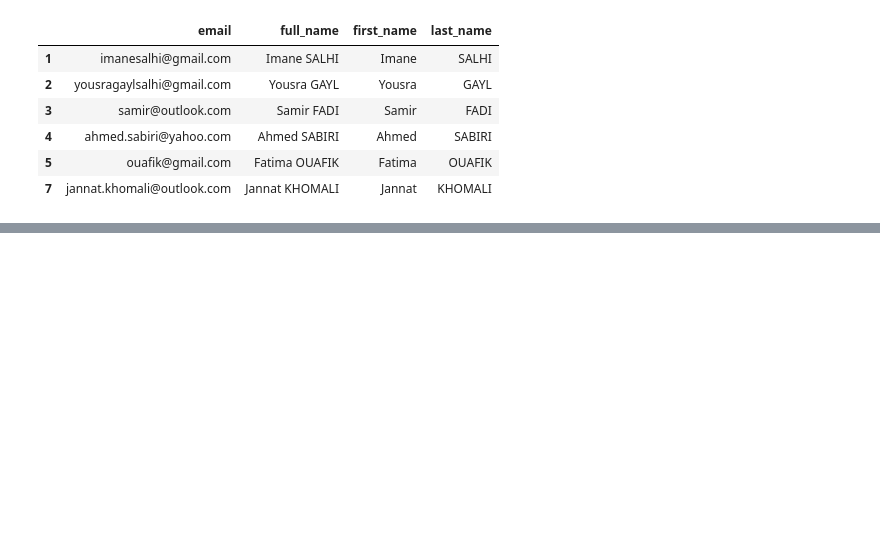
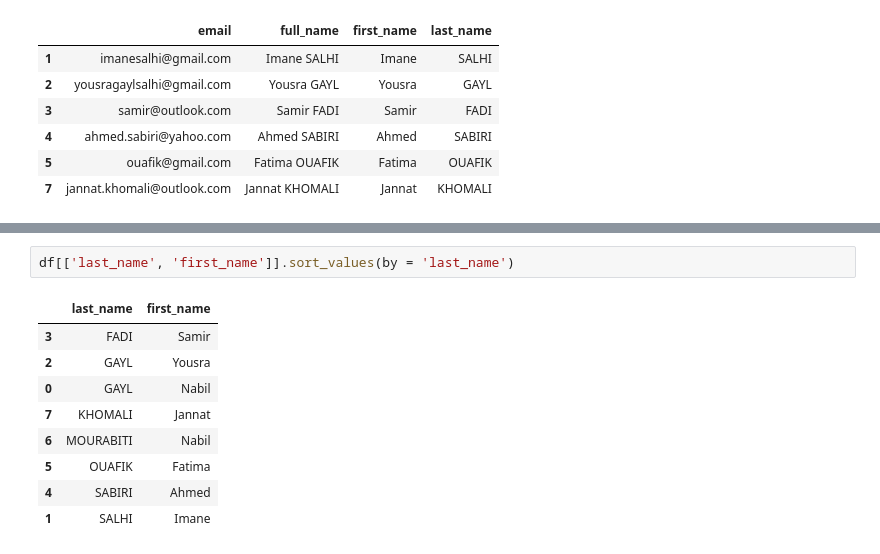
Before and after one commit to gaylnabil/pandas-numpy-tutorial, a Jupyter notebook: panda_tutorials/calc_pandas_simple_data.ipynb, the cells around one changed output, grey strips where cells are left out. Cells and saved outputs as stored; diff of their text form; blank space fills up the shorter version.

```diff
--- a/panda_tutorials/calc_pandas_simple_data.ipynb
+++ b/panda_tutorials/calc_pandas_simple_data.ipynb
@@ -424,0 +469,12 @@ df.drop(index=indexes)
+# %%
+df[['last_name', 'first_name']].sort_values(by = 'last_name')
+# %% [output]
+|  | last_name | first_name |
+| 3 | FADI | Samir |
+| 2 | GAYL | Yousra |
+| 0 | GAYL | Nabil |
+| 7 | KHOMALI | Jannat |
+| 6 | MOURABITI | Nabil |
+| 5 | OUAFIK | Fatima |
+| 4 | SABIRI | Ahmed |
+| 1 | SALHI | Imane |
```
Also changed, not shown: parts of 5 cells of this notebook, 1 other file.
